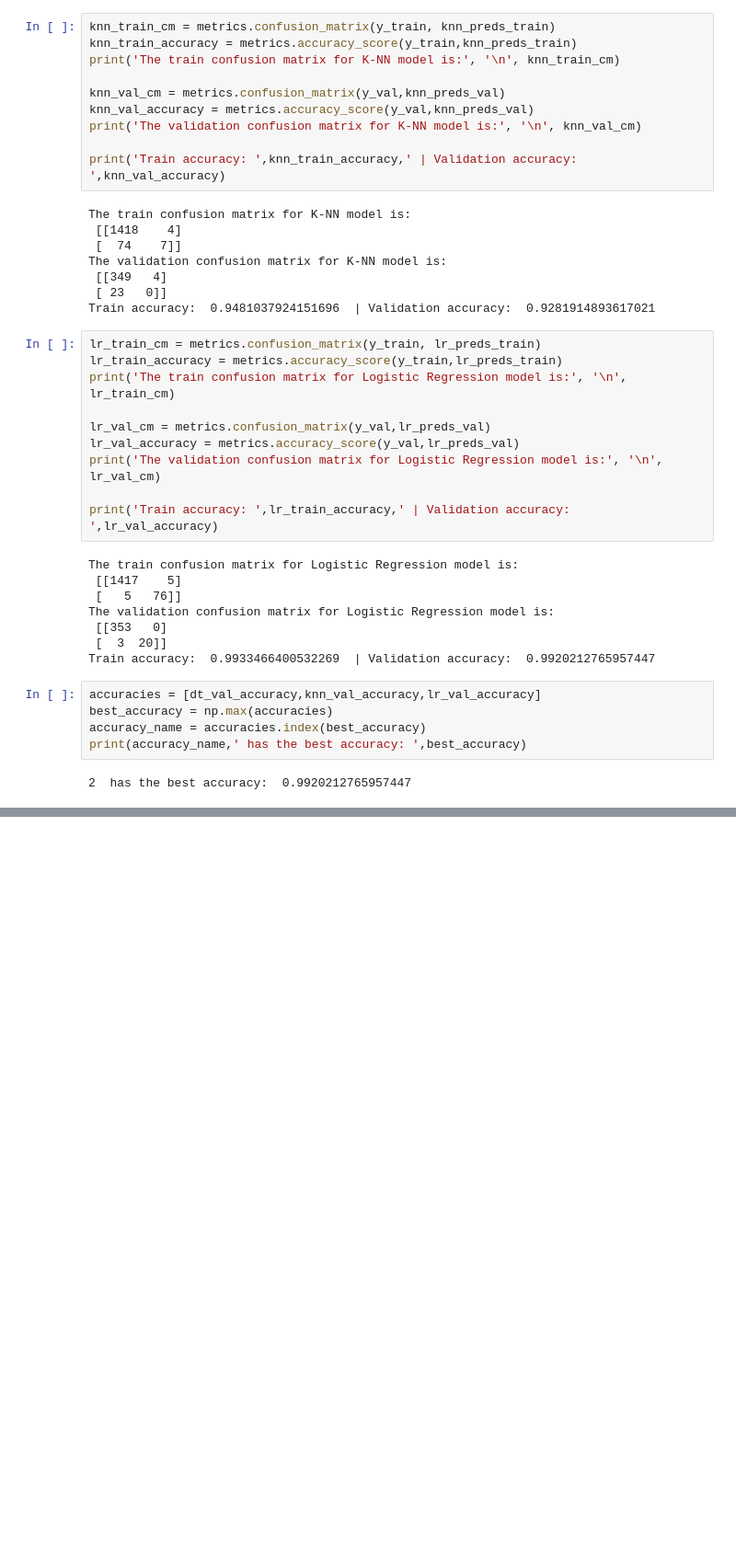
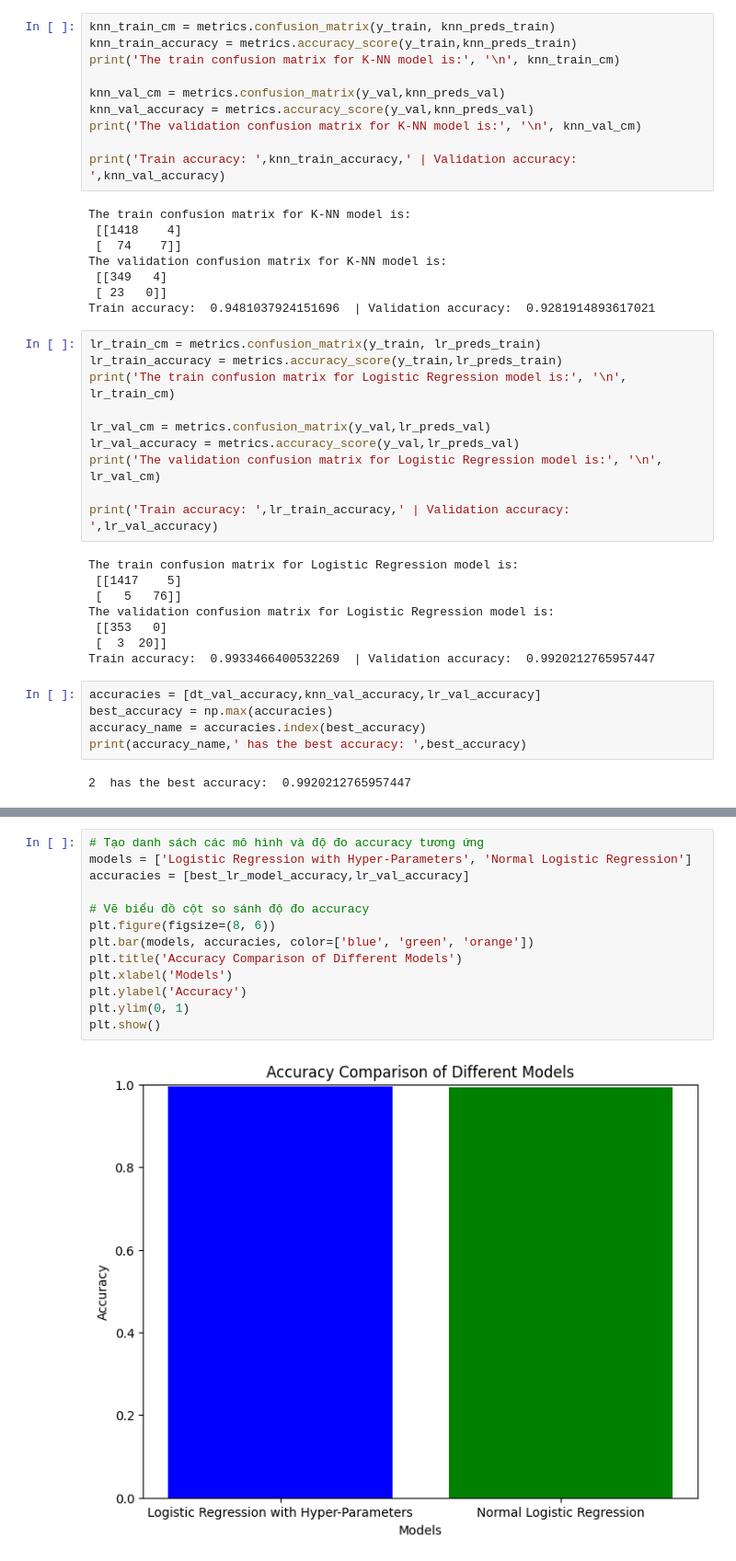
Before and after one commit to dabeii/GroupCompetition-ML08, a Jupyter notebook: Group_08_Competition_Phase1.ipynb, the cells around one changed output, grey strips where cells are left out. Shown: that part at 92% size. Cells and saved outputs as stored; diff of their text form; blank space fills up the shorter version.

```diff
--- a/Group_08_Competition_Phase1.ipynb
+++ b/Group_08_Competition_Phase1.ipynb
@@ -306,0 +367,15 @@ Rows end up detecting fraud with hyper-parameter applied model:  23734
+# %%
+# Tạo danh sách các mô hình và độ đo accuracy tương ứng
+models = ['Logistic Regression with Hyper-Parameters', 'Normal Logistic Regression']
+accuracies = [best_lr_model_accuracy,lr_val_accuracy]
+
+# Vẽ biểu đồ cột so sánh độ đo accuracy
+plt.figure(figsize=(8, 6))
+plt.bar(models, accuracies, color=['blue', 'green', 'orange'])
+plt.title('Accuracy Comparison of Different Models')
+plt.xlabel('Models')
+plt.ylabel('Accuracy')
+plt.ylim(0, 1)
+plt.show()
+# %% [output]
+[figure, added]
```
Also changed, not shown: parts of 33 cells of this notebook.
